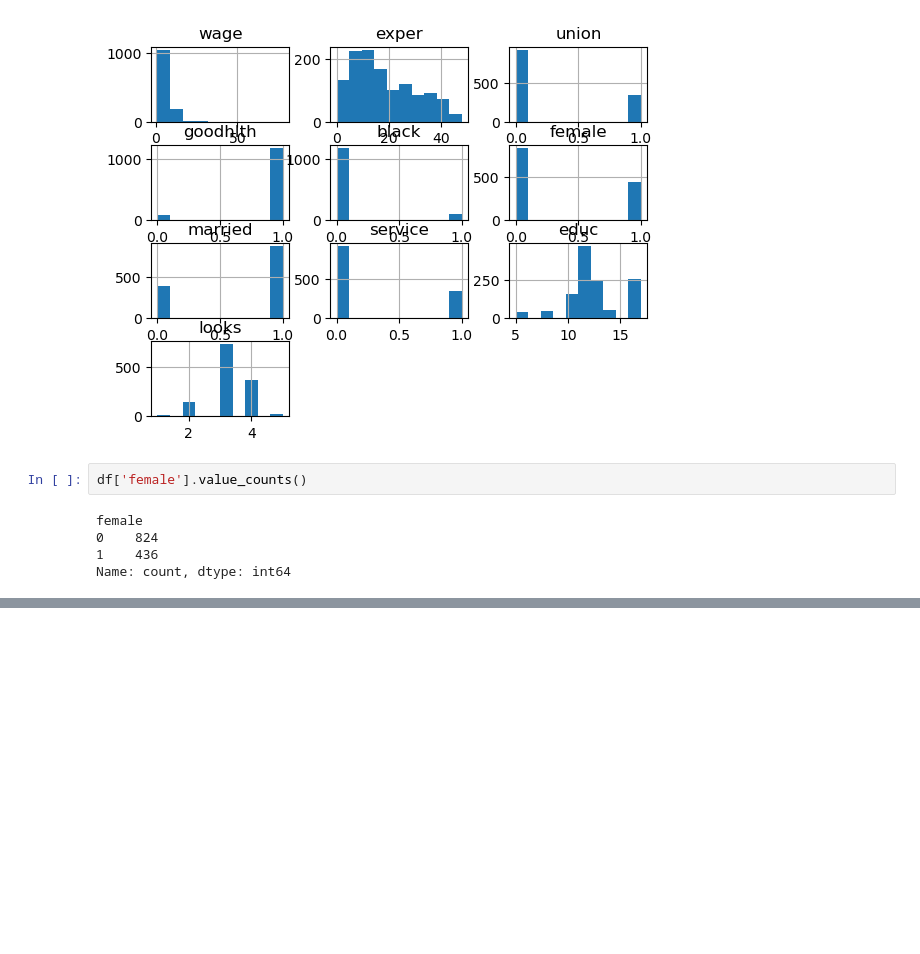
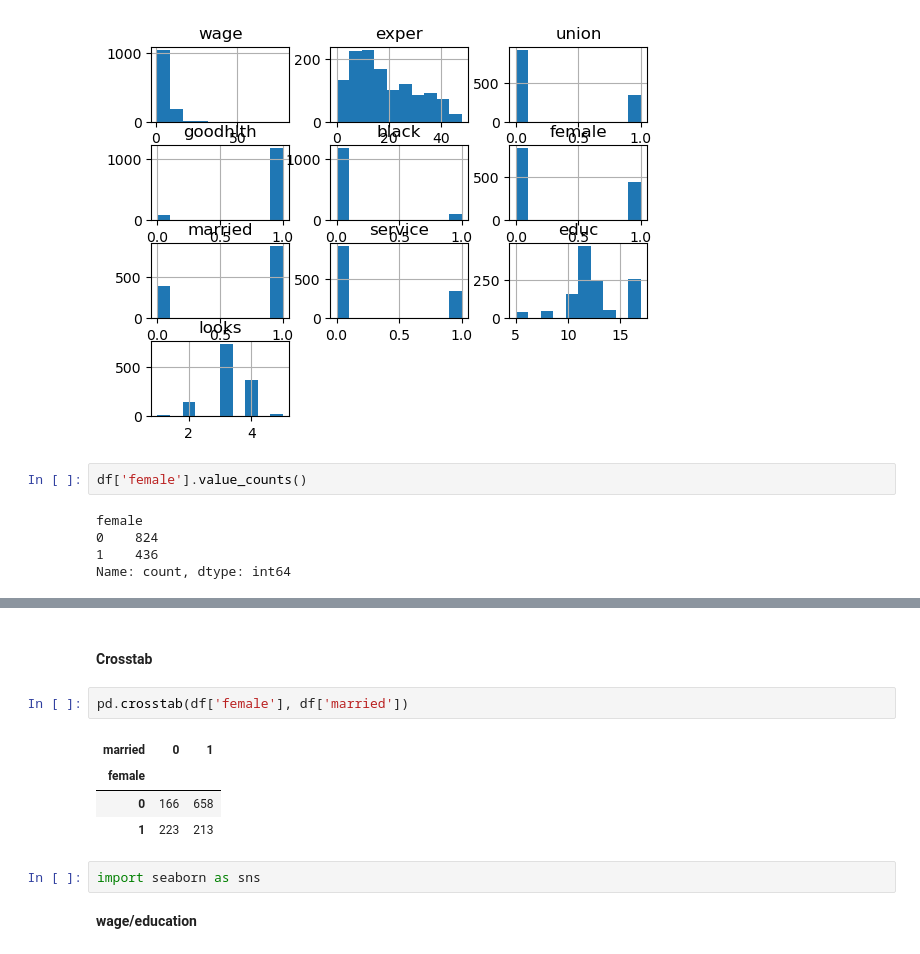
Before and after one commit to devlukedreamstage/mlcourse-ai, a Jupyter notebook: data-science/Pandas_1.ipynb, the cells around one changed output, grey strips where cells are left out. Saved outputs shown, nothing was run; the diff lists cells and outputs as text; blank space fills up the shorter version.

```diff
--- a/data-science/Pandas_1.ipynb
+++ b/data-science/Pandas_1.ipynb
@@ -98,0 +221,13 @@ Name: count, dtype: int64
+# %% [markdown]
+#### Crosstab
+# %%
+pd.crosstab(df['female'], df['married'])
+# %% [output]
+| married | 0 | 1 |
+| female |  |  |
+| 0 | 166 | 658 |
+| 1 | 223 | 213 |
+# %%
+import seaborn as sns
+# %% [markdown]
+**wage/education**
```
Also changed, not shown: parts of 25 cells of this notebook.
